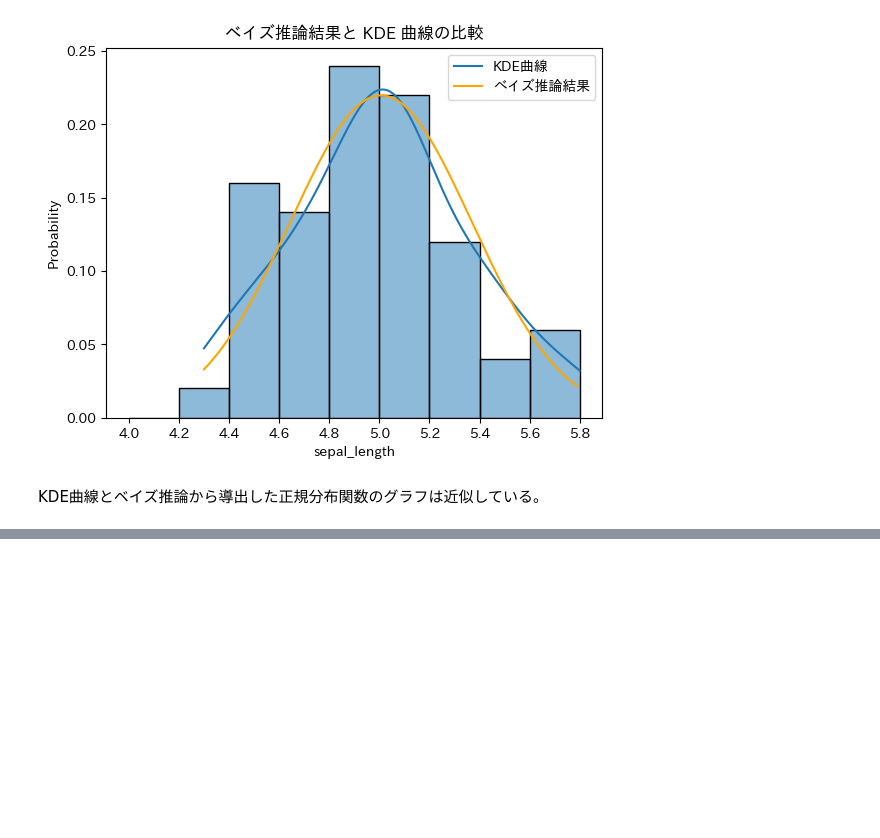
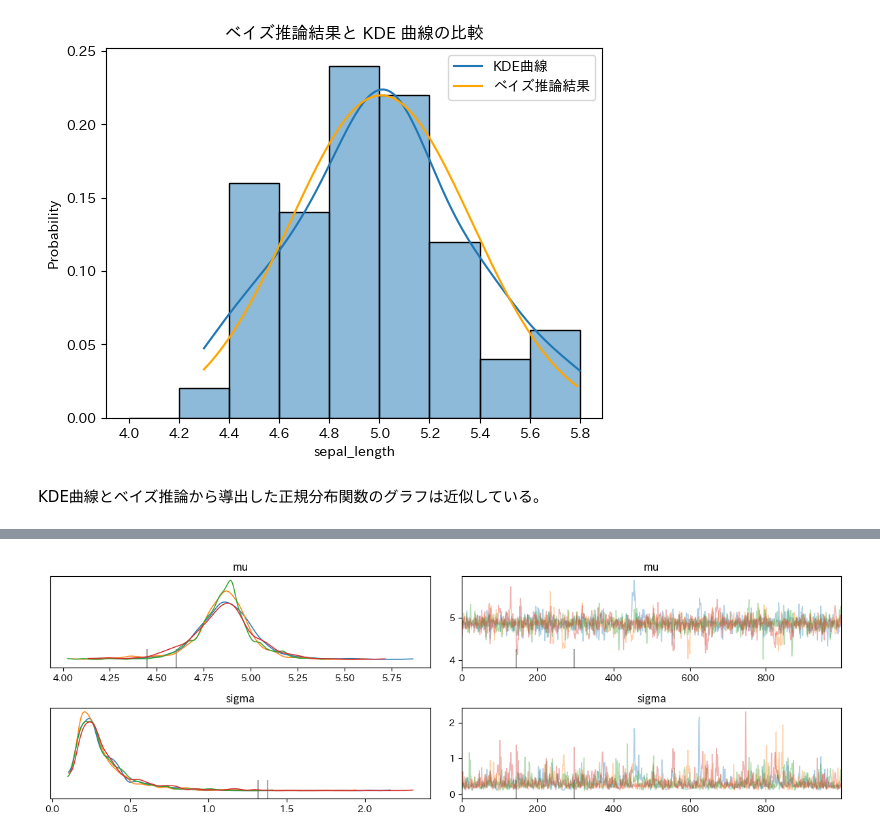
Before and after one commit to 1024xx4/py_bayes_intro, a Jupyter notebook: iris.ipynb, the cells around one changed output, grey strips where cells are left out. Saved outputs shown, nothing was run; the diff lists cells and outputs as text; code cells hidden in the pictures; blank space fills up the shorter version.

```diff
--- a/iris.ipynb
+++ b/iris.ipynb
@@ -157,0 +165,4 @@ KDE曲線とベイズ推論から導出した正規分布関数のグラフは
+# %%
+setosa_sepal_length_small = setosa_sepal_length[:5]  # サンプル数を５件に
+print(setosa_sepal_length_small)
+pd.Series(setosa_sepal_length_small).describe()  # 統計値確認
@@ -157,0 +180,11 @@ KDE曲線とベイズ推論から導出した正規分布関数のグラフは
+# %%
+# 確率モデル定義
+model_setosa_sepal_length_small = pm.Model()
+
+with model_setosa_sepal_length_small:
+    mu    = pm.Normal('mu', mu=0.0, sigma=10.0)
+    sigma = pm.HalfNormal('sigma', sigma=10.0)
+    obs_setosa_sepal_length_small = pm.Normal('obs_setosa_sepal_length_small', mu=mu, sigma=sigma, observed=setosa_sepal_length_small)
+
+    # Samling
+    inference_setosa_sepal_length_small = pm.sample(random_seed=42)
@@ -157,0 +205,6 @@ KDE曲線とベイズ推論から導出した正規分布関数のグラフは
+# %%
+# Sampling の正常性
+az.plot_trace(inference_setosa_sepal_length_small, compact=False)
+plt.tight_layout()
+# %% [output]
+[figure, added]
```
Also changed, not shown: parts of 10 cells of this notebook.
